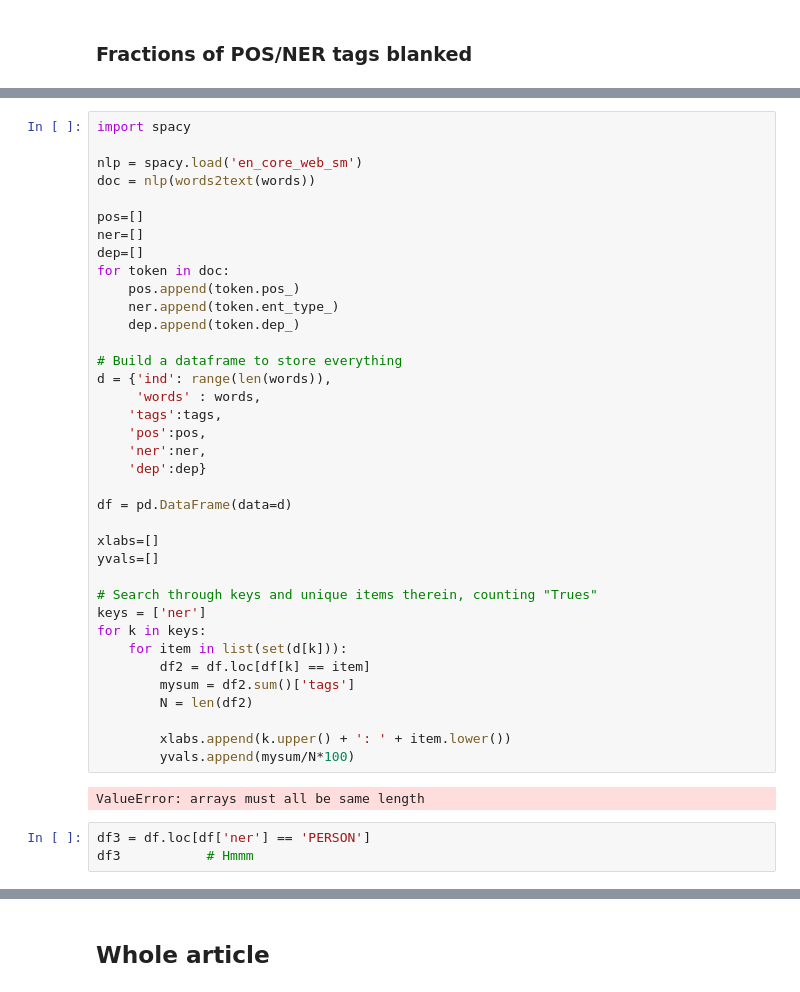
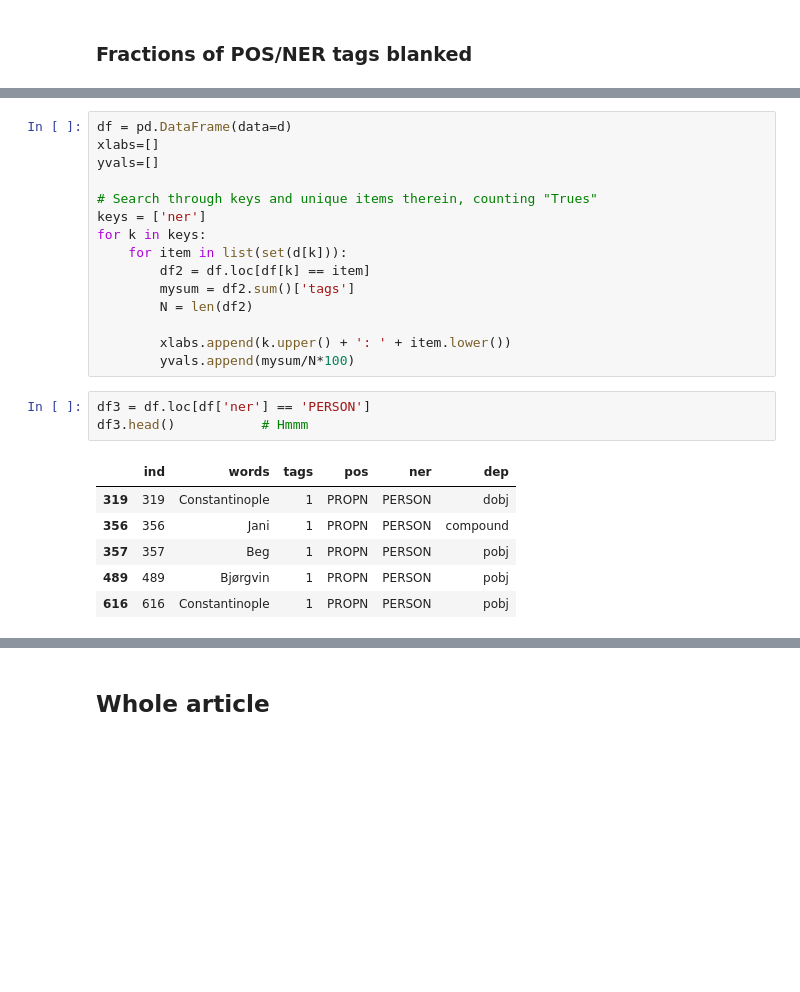
Before and after one commit to davestanley/mindpocket, a Jupyter notebook: train_model/articles_batch2.0/entropy_93_07_model6e0c37/test_performance_model.ipynb, the cells around one changed output, grey strips where cells are left out. Saved outputs shown, nothing was run; the diff lists cells and outputs as text; blank space fills up the shorter version.

```diff
--- a/train_model/articles_batch2.0/entropy_93_07_model6e0c37/test_performance_model.ipynb
+++ b/train_model/articles_batch2.0/entropy_93_07_model6e0c37/test_performance_model.ipynb
@@ -911,27 +968,5 @@ plt.show()
 # %%
-import spacy
-
-nlp = spacy.load('en_core_web_sm')
-doc = nlp(words2text(words))
-
-pos=[]
-ner=[]
-dep=[]
-for token in doc:
-    pos.append(token.pos_)
-    ner.append(token.ent_type_)
-    dep.append(token.dep_)
-
-# Build a dataframe to store everything
-d = {'ind': range(len(words)),
-     'words' : words,
-    'tags':tags,
-    'pos':pos,
-    'ner':ner,
-    'dep':dep}
-
 df = pd.DataFrame(data=d)
-
 xlabs=[]
 yvals=[]
 
@@ -945,11 +980,16 @@ for k in keys:
 
         xlabs.append(k.upper() + ': ' + item.lower())
         yvals.append(mysum/N*100)
-# %% [output]
-ValueError: arrays must all be same length
 # %%
 df3 = df.loc[df['ner'] == 'PERSON']
-df3           # Hmmm
+df3.head()           # Hmmm
+# %% [output]
+|  | ind | words | tags | pos | ner | dep |
+| 319 | 319 | Constantinople | 1 | PROPN | PERSON | dobj |
+| 356 | 356 | Jani | 1 | PROPN | PERSON | compound |
+| 357 | 357 | Beg | 1 | PROPN | PERSON | pobj |
+| 489 | 489 | Bjørgvin | 1 | PROPN | PERSON | pobj |
+| 616 | 616 | Constantinople | 1 | PROPN | PERSON | pobj |
 # %%
 df = pd.DataFrame(data={'xlabs':xlabs,'yvals':yvals})
 df = df.sort_values(by='yvals',ascending=True)
```
Also changed, not shown: parts of 32 cells of this notebook, 2 other files.
